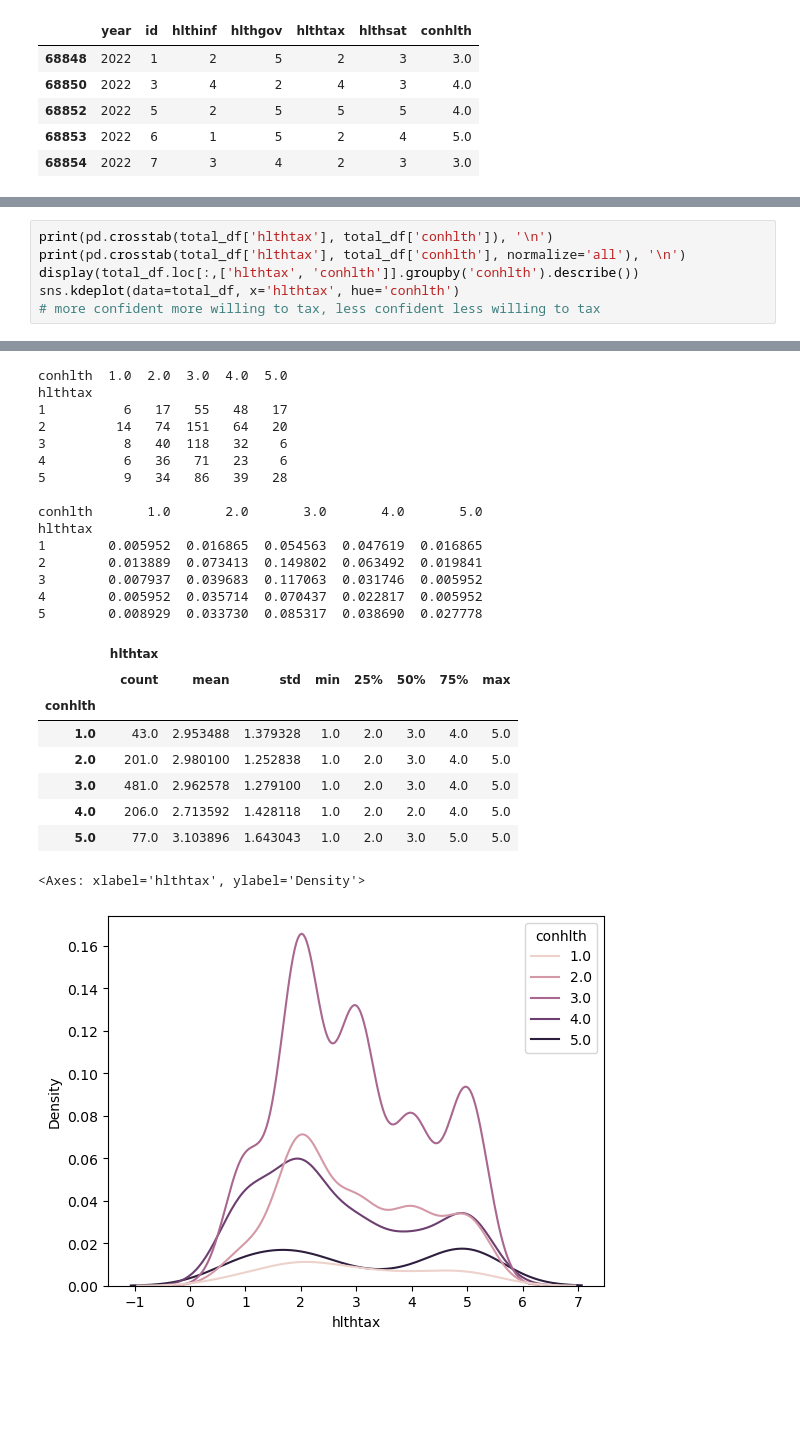
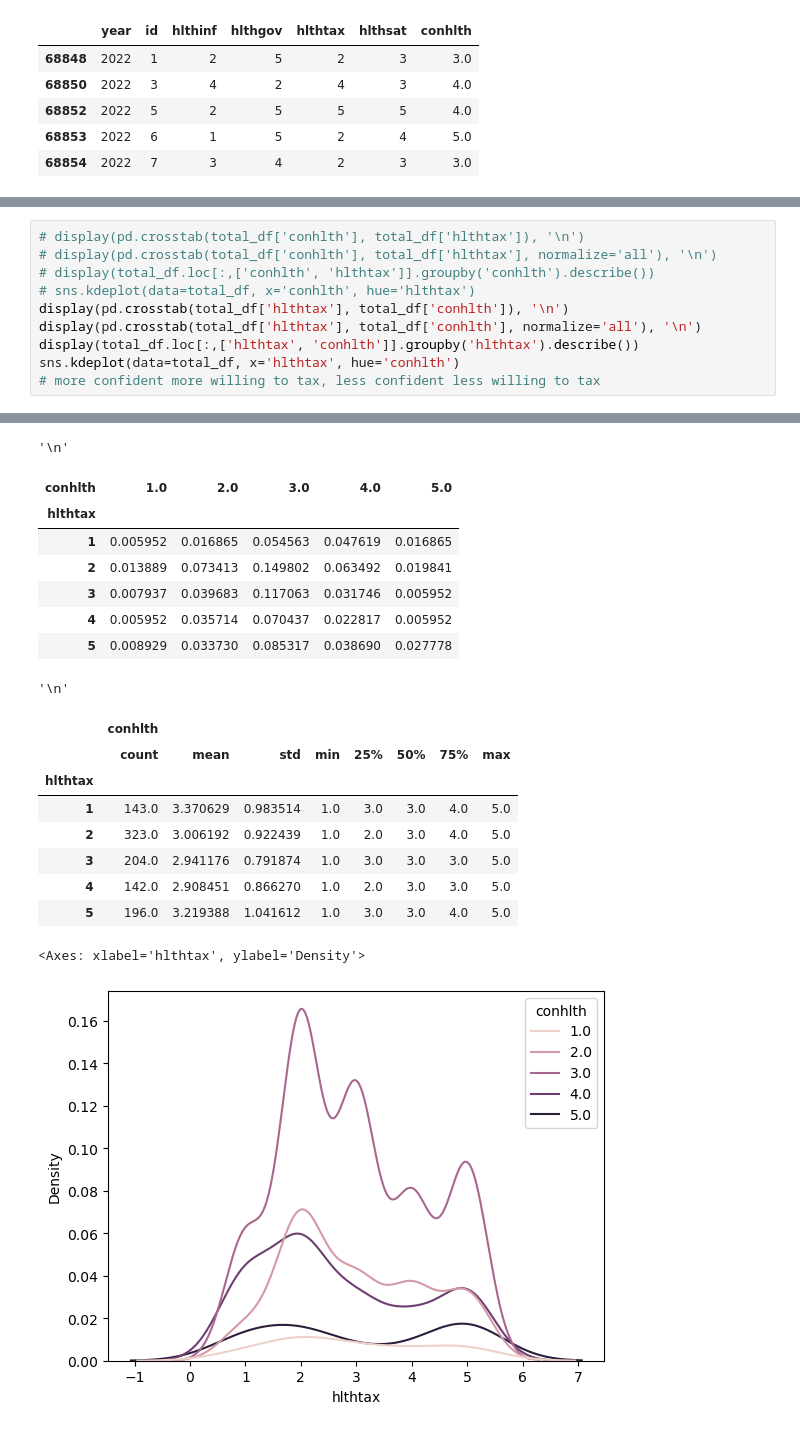
Before and after one commit to ryandinnh/project_gss, a Jupyter notebook: outline of gss project.ipynb, the cells around one changed output, grey strips where cells are left out. Drawn from its saved outputs; the diff is of its cells as text; blank space fills up the shorter version.

```diff
--- a/outline of gss project.ipynb
+++ b/outline of gss project.ipynb
@@ -307,8 +320,12 @@ hlthgov
 [figure]
 # %%
-print(pd.crosstab(total_df['hlthtax'], total_df['conhlth']), '\n')
-print(pd.crosstab(total_df['hlthtax'], total_df['conhlth'], normalize='all'), '\n')
-display(total_df.loc[:,['hlthtax', 'conhlth']].groupby('conhlth').describe())
+# display(pd.crosstab(total_df['conhlth'], total_df['hlthtax']), '\n')
+# display(pd.crosstab(total_df['conhlth'], total_df['hlthtax'], normalize='all'), '\n')
+# display(total_df.loc[:,['conhlth', 'hlthtax']].groupby('conhlth').describe())
+# sns.kdeplot(data=total_df, x='conhlth', hue='hlthtax')
+display(pd.crosstab(total_df['hlthtax'], total_df['conhlth']), '\n')
+display(pd.crosstab(total_df['hlthtax'], total_df['conhlth'], normalize='all'), '\n')
+display(total_df.loc[:,['hlthtax', 'conhlth']].groupby('hlthtax').describe())
 sns.kdeplot(data=total_df, x='hlthtax', hue='conhlth')
 # more confident more willing to tax, less confident less willing to tax
 # %% [output]
@@ -315,26 +339,20 @@ sns.kdeplot(data=total_df, x='hlthtax', hue='conhlth')
-conhlth  1.0  2.0  3.0  4.0  5.0
-hlthtax
-1          6   17   55   48   17
-2         14   74  151   64   20
-3          8   40  118   32    6
-4          6   36   71   23    6
-5          9   34   86   39   28
-
-conhlth       1.0       2.0       3.0       4.0       5.0
-hlthtax
-1        0.005952  0.016865  0.054563  0.047619  0.016865
-2        0.013889  0.073413  0.149802  0.063492  0.019841
-3        0.007937  0.039683  0.117063  0.031746  0.005952
-4        0.005952  0.035714  0.070437  0.022817  0.005952
-5        0.008929  0.033730  0.085317  0.038690  0.027778
+'\n'
-|  | hlthtax |  |  |  |  |  |  |  |
-|  | count | mean | std | min | 25% | 50% | 75% | max |
-| conhlth |  |  |  |  |  |  |  |  |
-| 1.0 | 43.0 | 2.953488 | 1.379328 | 1.0 | 2.0 | 3.0 | 4.0 | 5.0 |
-| 2.0 | 201.0 | 2.980100 | 1.252838 | 1.0 | 2.0 | 3.0 | 4.0 | 5.0 |
-| 3.0 | 481.0 | 2.962578 | 1.279100 | 1.0 | 2.0 | 3.0 | 4.0 | 5.0 |
-| 4.0 | 206.0 | 2.713592 | 1.428118 | 1.0 | 2.0 | 2.0 | 4.0 | 5.0 |
-| 5.0 | 77.0 | 3.103896 | 1.643043 | 1.0 | 2.0 | 3.0 | 5.0 | 5.0 |
+| conhlth | 1.0 | 2.0 | 3.0 | 4.0 | 5.0 |
+| hlthtax |  |  |  |  |  |
+| 1 | 0.005952 | 0.016865 | 0.054563 | 0.047619 | 0.016865 |
+| 2 | 0.013889 | 0.073413 | 0.149802 | 0.063492 | 0.019841 |
+| 3 | 0.007937 | 0.039683 | 0.117063 | 0.031746 | 0.005952 |
+| 4 | 0.005952 | 0.035714 | 0.070437 | 0.022817 | 0.005952 |
+| 5 | 0.008929 | 0.033730 | 0.085317 | 0.038690 | 0.027778 |
-<Axes: xlabel='hlthtax', ylabel='Density'>
+'\n'
+|  | conhlth |  |  |  |  |  |  |  |
+|  | count | mean | std | min | 25% | 50% | 75% | max |
+| hlthtax |  |  |  |  |  |  |  |  |
+| 1 | 143.0 | 3.370629 | 0.983514 | 1.0 | 3.0 | 3.0 | 4.0 | 5.0 |
+| 2 | 323.0 | 3.006192 | 0.922439 | 1.0 | 2.0 | 3.0 | 4.0 | 5.0 |
+| 3 | 204.0 | 2.941176 | 0.791874 | 1.0 | 3.0 | 3.0 | 3.0 | 5.0 |
+| 4 | 142.0 | 2.908451 | 0.866270 | 1.0 | 2.0 | 3.0 | 3.0 | 5.0 |
+| 5 | 196.0 | 3.219388 | 1.041612 | 1.0 | 3.0 | 3.0 | 4.0 | 5.0 |
+<Axes: xlabel='hlthtax', ylabel='Density'>
 [figure]
 # %%
```
Also changed, not shown: parts of 8 cells of this notebook.
